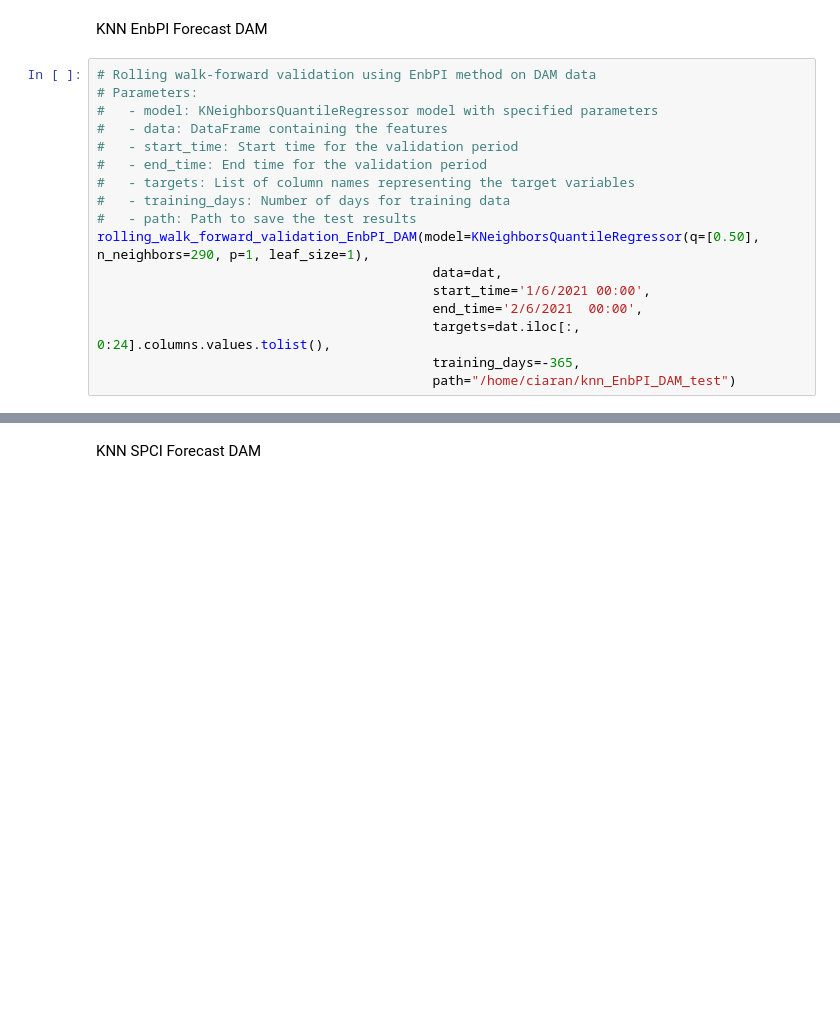
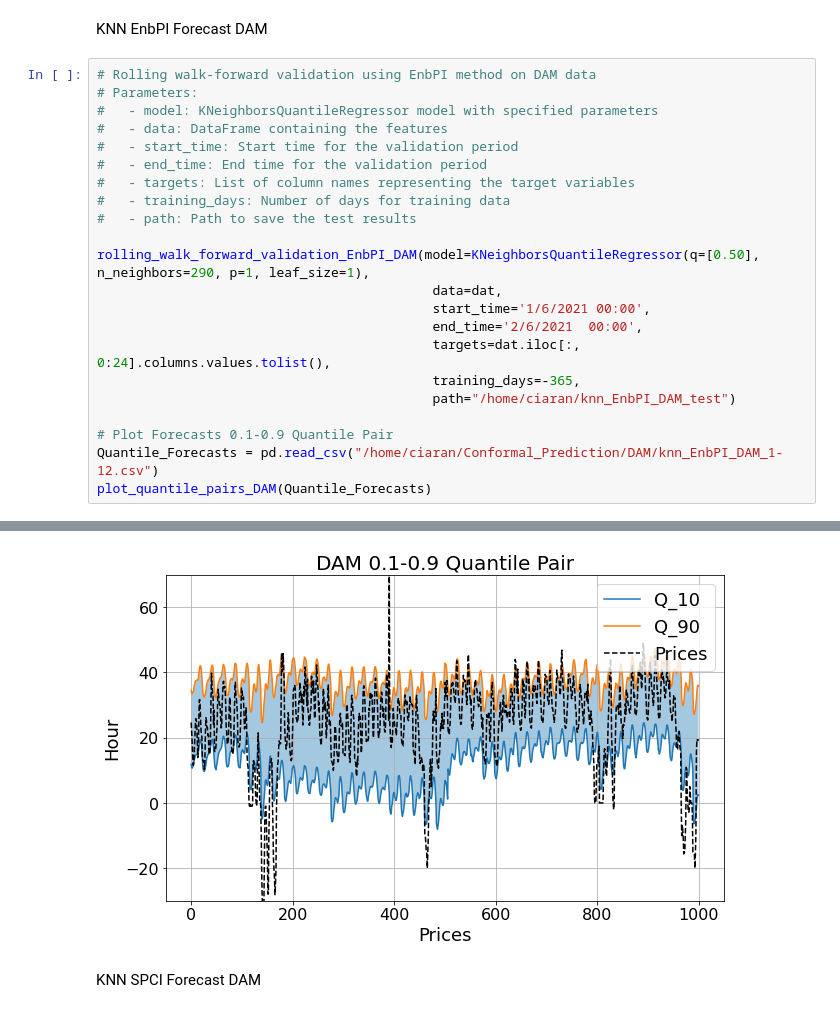
Before and after one commit to ciaranoc123/PEPF_Conformal, a Jupyter notebook: Conformal Prediction Forecasting Library/Conformal Prediction For DAM & BM.ipynb, the cells around one changed output, grey strips where cells are left out. Drawn from its saved outputs; the diff is of its cells as text; blank space fills up the shorter version.

```diff
--- a/Conformal Prediction Forecasting Library/Conformal Prediction For DAM & BM.ipynb
+++ b/Conformal Prediction Forecasting Library/Conformal Prediction For DAM & BM.ipynb
@@ -45,6 +48,7 @@ KNN EnbPI Forecast DAM
 #   - targets: List of column names representing the target variables
 #   - training_days: Number of days for training data
 #   - path: Path to save the test results
+
 rolling_walk_forward_validation_EnbPI_DAM(model=KNeighborsQuantileRegressor(q=[0.50], n_neighbors=290, p=1, leaf_size=1),
                                            data=dat,
                                            start_time='1/6/2021 00:00',
@@ -52,4 +56,8 @@ rolling_walk_forward_validation_EnbPI_DAM(model=KNeighborsQuantileRegressor(q=[0
                                            targets=dat.iloc[:, 0:24].columns.values.tolist(),
                                            training_days=-365,
                                            path="/home/ciaran/knn_EnbPI_DAM_test")
+
+# Plot Forecasts 0.1-0.9 Quantile Pair
+Quantile_Forecasts = pd.read_csv("/home/ciaran/Conformal_Prediction/DAM/knn_EnbPI_DAM_1-12.csv")
+plot_quantile_pairs_DAM(Quantile_Forecasts)
 # %% [output]
@@ -73,3 +81,4 @@ train_start_time: 2020-05-02 00:00:00, train_end_time: 2020-06-01 00:00:00, test
+[figure, added]
 # %% [markdown]
 KNN SPCI Forecast DAM
 # %%
```
Also changed, not shown: parts of 19 cells of this notebook, 2 other files.
